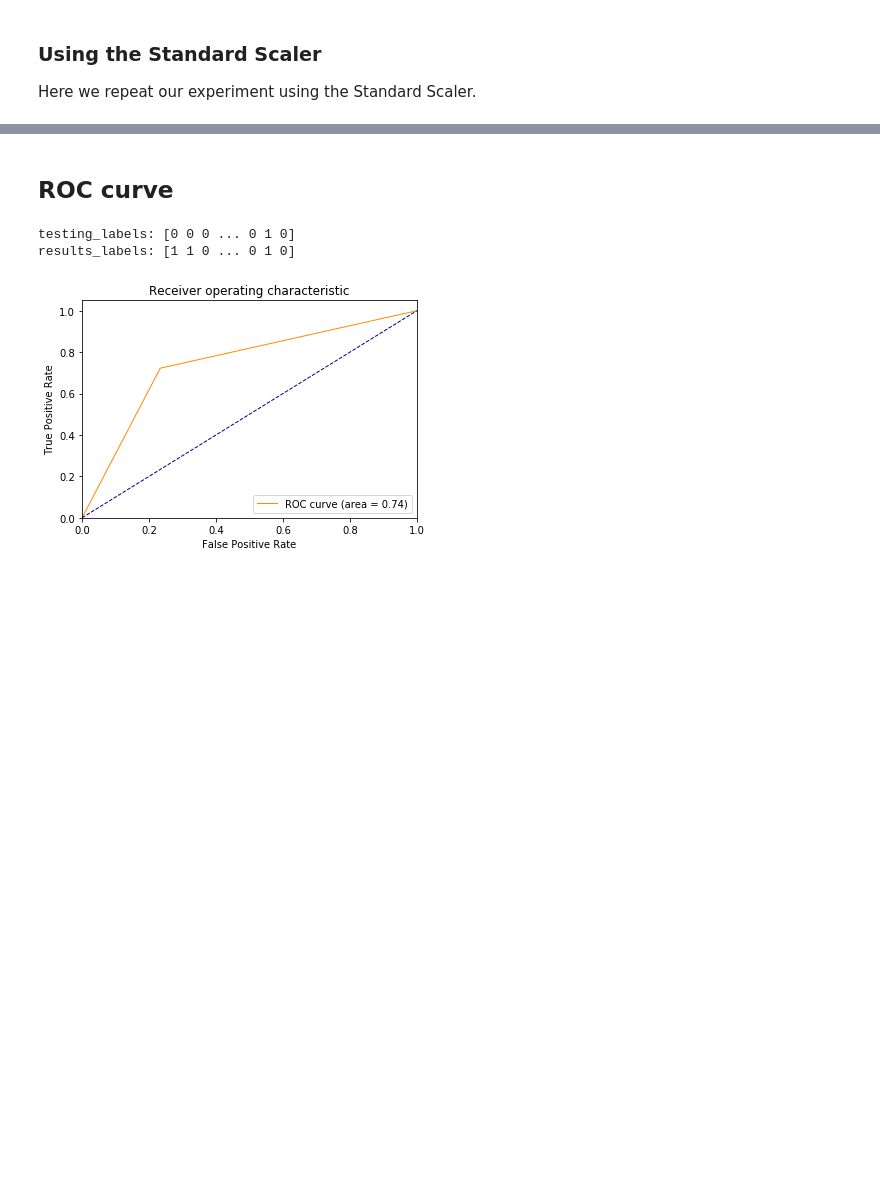
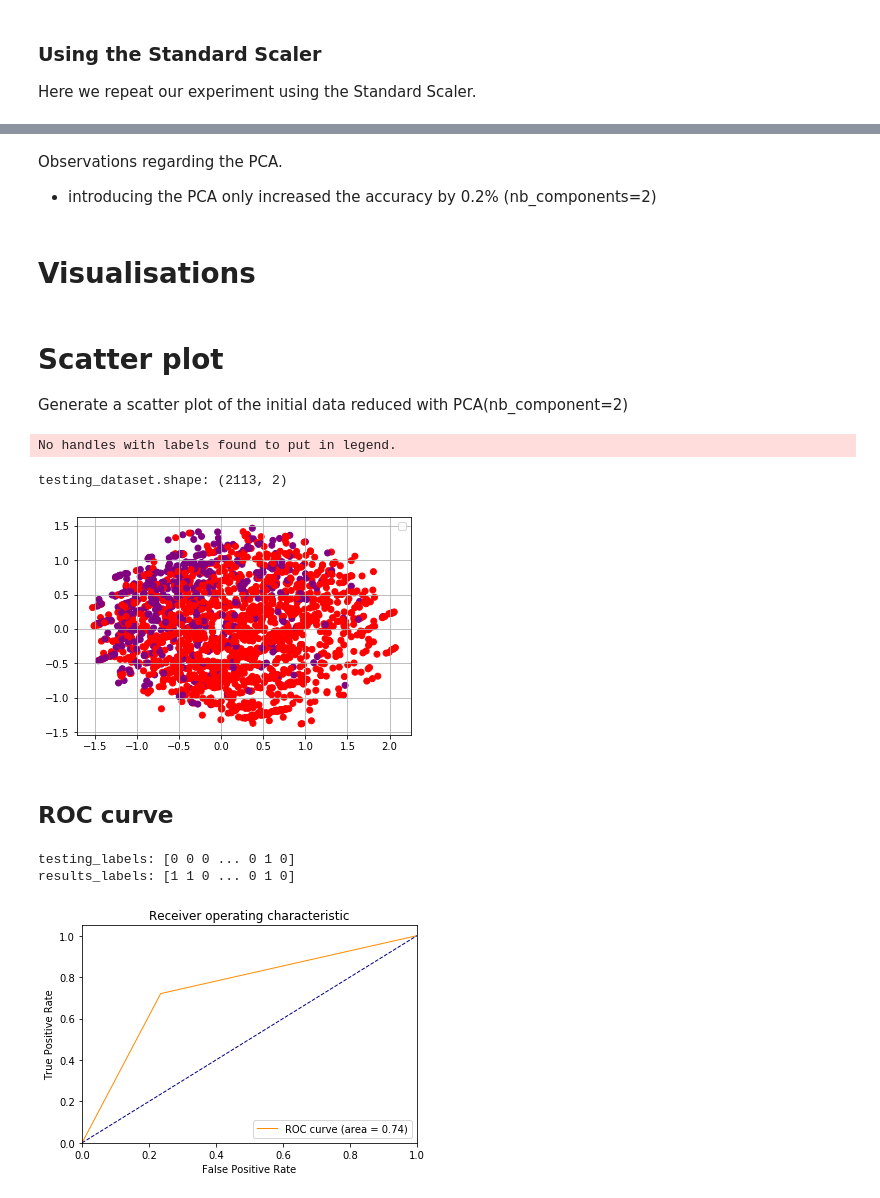
Before and after one commit to vipulpopat/MSCAI_CE4021_Project, a Jupyter notebook: Baysian_telco.ipynb, the cells around one changed output, grey strips where cells are left out. Drawn from its saved outputs; the diff is of its cells as text; code cells hidden in the pictures; blank space fills up the shorter version.

```diff
--- a/Baysian_telco.ipynb
+++ b/Baysian_telco.ipynb
@@ -681,3 +642,27 @@ mean_accuracy_results
+# %% [markdown]
+Observations regarding the PCA.
+  * introducing the PCA only increased the accuracy by 0.2% (nb_components=2)
+# %% [markdown]
+# Visualisations
+# %% [markdown]
+# Scatter plot
+Generate a scatter plot of the initial data reduced with PCA(nb_component=2)
+# %%
+pca = PCA(2)
+training_data_pca = pca.fit_transform(training_dataset)
+testing_data_pca = pca.fit_transform(testing_dataset)
+print("testing_dataset.shape:", testing_data_pca.shape)
+
+colors = ['red','green','blue','purple']
+
+plt.scatter(testing_data_pca[:, 0], testing_data_pca[:, 1], c=testing_labels, cmap=matplotlib.colors.ListedColormap(colors))
+plt.legend()
+plt.grid(True)
+plt.show()
+# %% [output]
+No handles with labels found to put in legend.
+testing_dataset.shape: (2113, 2)
+[figure, added]
 # %% [markdown]
 ## ROC curve
 # %%
```
Also changed, not shown: parts of 34 cells of this notebook.
